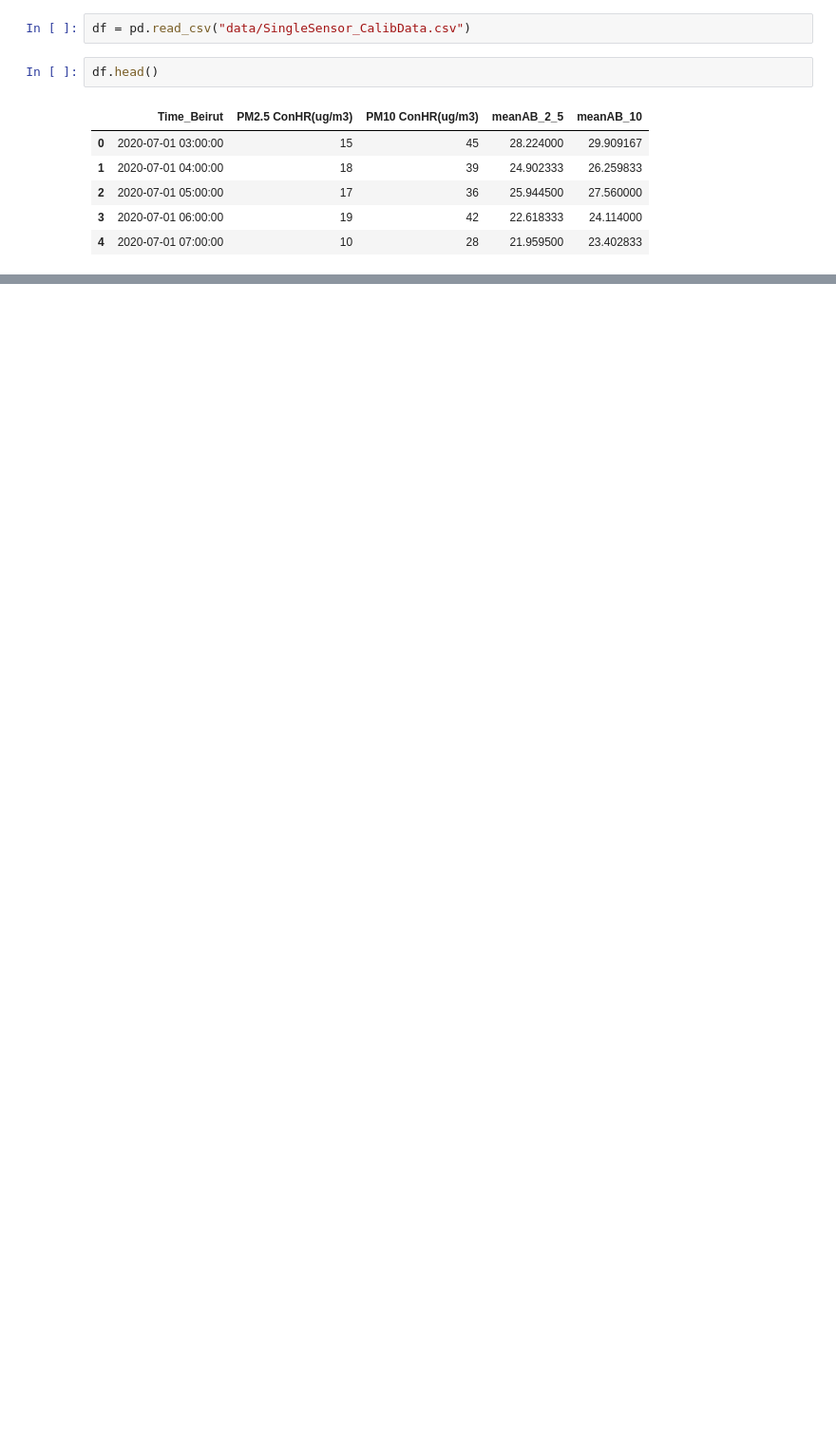
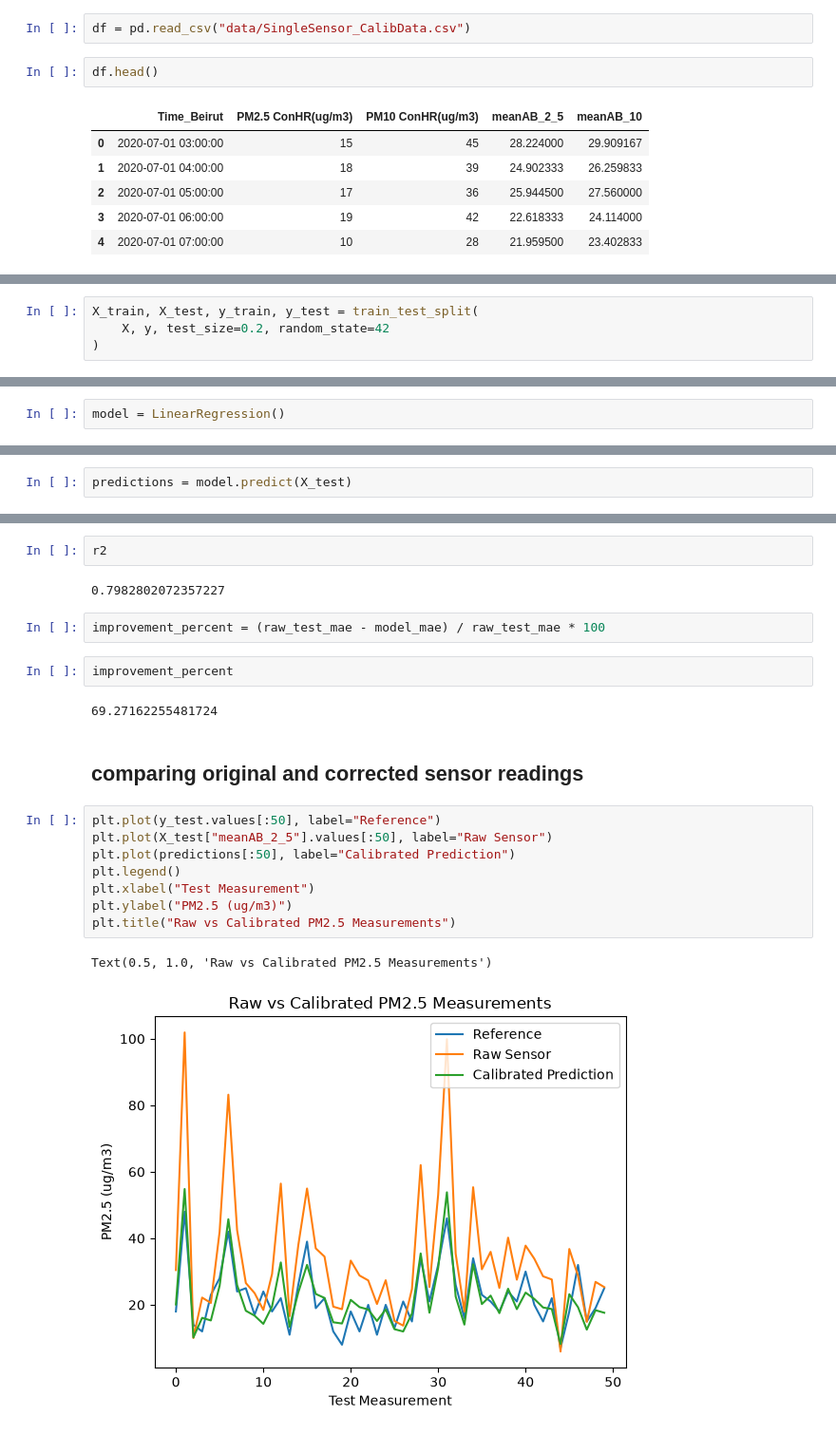
Before and after one commit to dariahavryshchuk/air-quality-sensor-ml, a Jupyter notebook: sensor_calibration.ipynb, the cells around one changed output, grey strips where cells are left out. Shown at 95% size. Drawn from its saved outputs; the diff is of its cells as text; blank space fills up the shorter version.

```diff
--- a/sensor_calibration.ipynb
+++ b/sensor_calibration.ipynb
@@ -13,0 +80,4 @@ df.head()
+# %%
+X_train, X_test, y_train, y_test = train_test_split(
+    X, y, test_size=0.2, random_state=42
+)
@@ -13,0 +90,2 @@ df.head()
+# %%
+model = LinearRegression()
@@ -13,0 +96,2 @@ df.head()
+# %%
+predictions = model.predict(X_test)
@@ -13,0 +124,23 @@ df.head()
+# %%
+r2
+# %% [output]
+0.7982802072357227
+# %%
+improvement_percent = (raw_test_mae - model_mae) / raw_test_mae * 100
+# %%
+improvement_percent
+# %% [output]
+69.27162255481724
+# %% [markdown]
+## comparing original and corrected sensor readings
+# %%
+plt.plot(y_test.values[:50], label="Reference")
+plt.plot(X_test["meanAB_2_5"].values[:50], label="Raw Sensor")
+plt.plot(predictions[:50], label="Calibrated Prediction")
+plt.legend()
+plt.xlabel("Test Measurement")
+plt.ylabel("PM2.5 (ug/m3)")
+plt.title("Raw vs Calibrated PM2.5 Measurements")
+# %% [output]
+Text(0.5, 1.0, 'Raw vs Calibrated PM2.5 Measurements')
+[figure, added]
```
Also changed, not shown: parts of 33 cells of this notebook, 1 other file.
